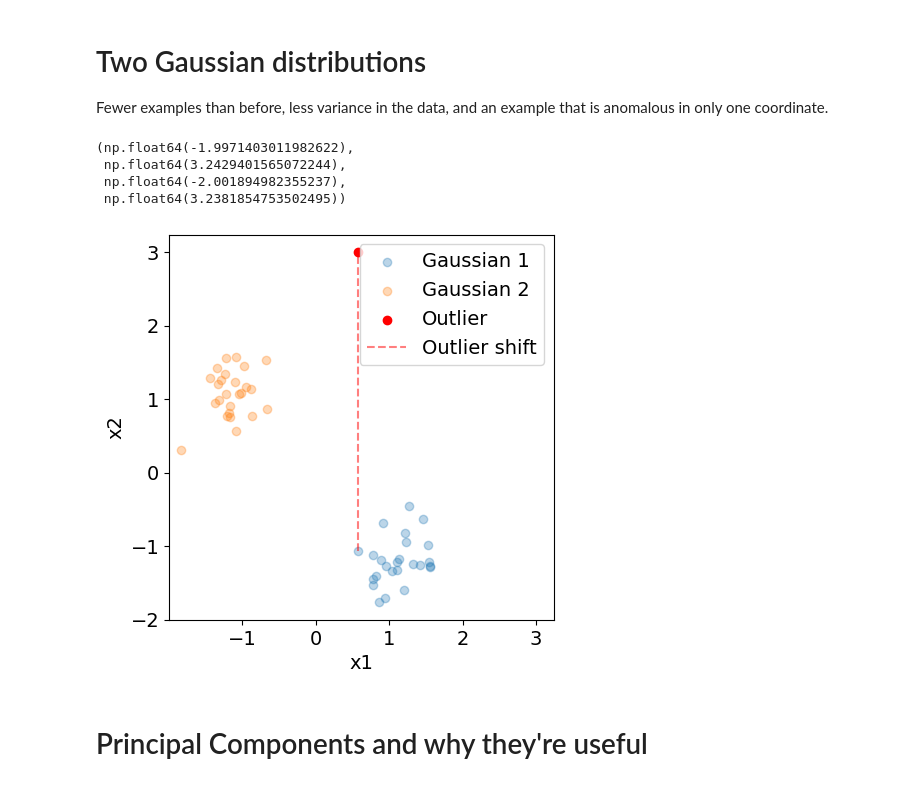
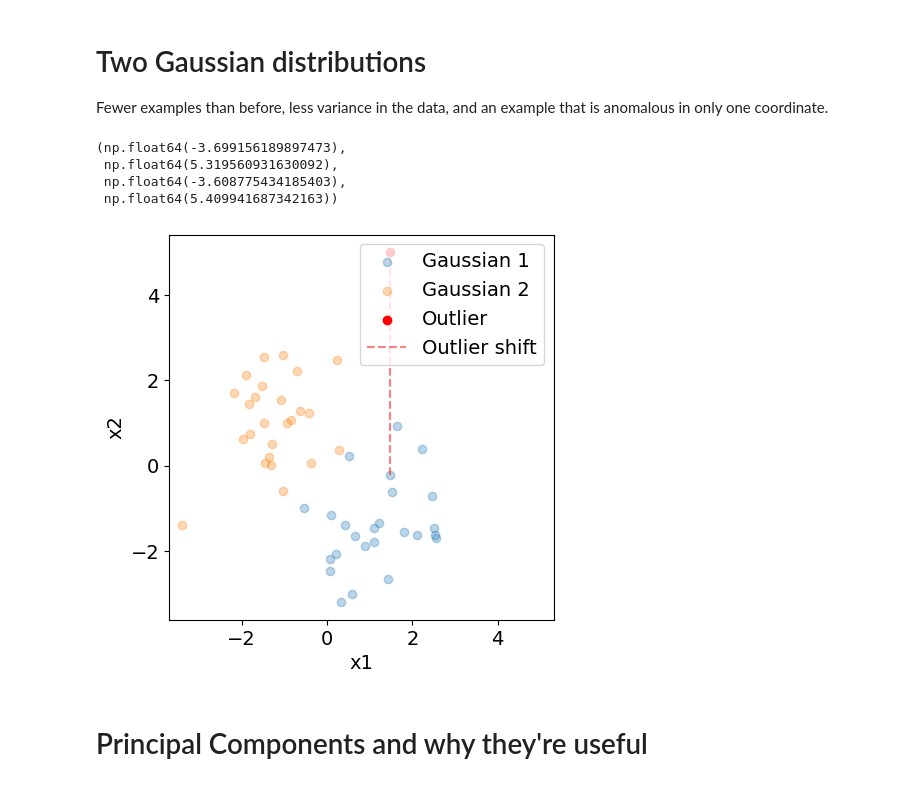
Before and after one commit to petermchale/anomaly-detection-with-pcas-and-autoencoders, a Jupyter notebook: 2D.2.ipynb, the cells around one changed output. Cells and saved outputs as stored; diff of their text form; code cells hidden in the pictures.

```diff
--- a/2D.2.ipynb
+++ b/2D.2.ipynb
@@ -17,43 +17,43 @@ np.random.seed(42)
 n1 = 25
 mean1 = [1.1, -1.1]
 cov1 = np.array([[1, 1], [0, 1]])
-cov1 = 0.1*cov1
+cov1 = 1*cov1
 samples1 = np.random.multivariate_normal(mean1, cov1, n1)
 
 # Generate samples from second Gaussian
 n2 = 25
 mean2 = [-1.1,  1.1]
 cov2 = np.array([[1, 1], [0, 1]])
-cov2 = 0.1*cov2
+cov2 = 1*cov2
 samples2 = np.random.multivariate_normal(mean2, cov2, n2)
 
 # Combine samples
 X = np.vstack([samples1, samples2])
 
-outlier_index = 15
+outlier_index = 20
 original_example = X[outlier_index, :].copy()
-X[outlier_index, 1] = 3 # Set an extreme value
+X[outlier_index, 1] = 5 # Set an extreme value
 
 plt.figure(figsize=(5,5))
 plt.scatter(samples1[:,0], samples1[:,1], alpha=0.3, label='Gaussian 1')
 plt.scatter(samples2[:,0], samples2[:,1], alpha=0.3, label='Gaussian 2')
 plt.scatter(X[outlier_index, 0], X[outlier_index, 1], color='red', label='Outlier')
 
 # Draw line between original and modified outlier position
 plt.plot([original_example[0], X[outlier_index,0]],
          [original_example[1], X[outlier_index,1]],
          'r--', alpha=0.5, label='Outlier shift')
 
 plt.xlabel('x1')
 plt.ylabel('x2')
 plt.legend()
 plt.axis('square')
 # %% [output]
-(np.float64(-1.9971403011982622),
- np.float64(3.2429401565072244),
- np.float64(-2.001894982355237),
- np.float64(3.2381854753502495))
+(np.float64(-3.699156189897473),
+ np.float64(5.319560931630092),
+ np.float64(-3.608775434185403),
+ np.float64(5.409941687342163))
-[figure, old version]
+[figure, new version]
 # %% [markdown]
 # Principal Components and why they're useful
 # %% [markdown]
```
Also changed, not shown: parts of 6 cells of this notebook.
